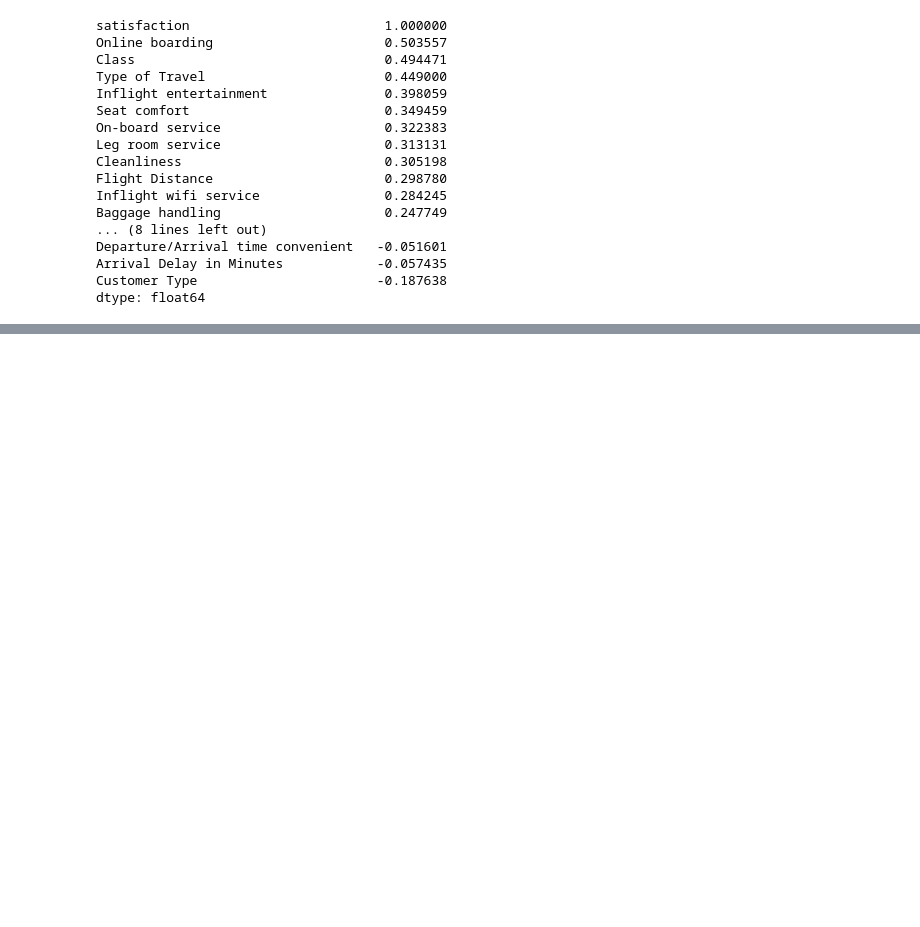
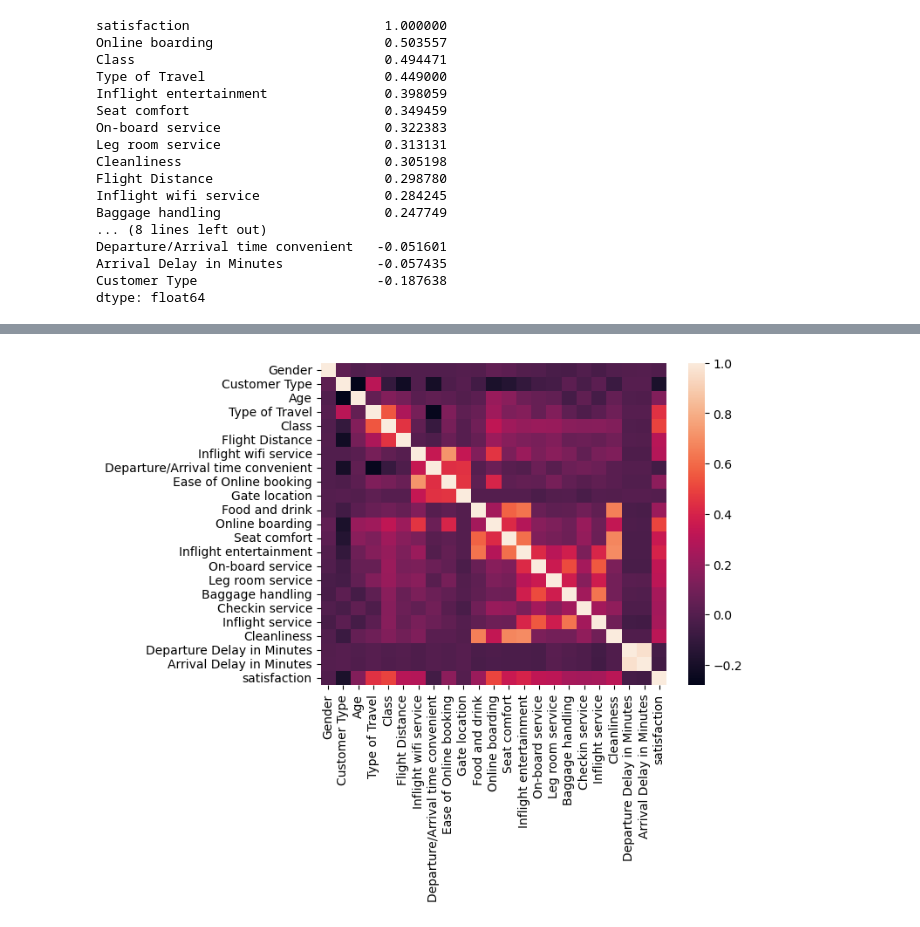
Before and after one commit to LYS312/Airline-Passenger-Satisfaction, a Jupyter notebook: passengers/airplane.ipynb, the cells around one changed output, grey strips where cells are left out. Cells and saved outputs as stored; diff of their text form; code cells hidden in the pictures; blank space fills up the shorter version.

```diff
--- a/passengers/airplane.ipynb
+++ b/passengers/airplane.ipynb
@@ -316,0 +378,4 @@ dtype: float64
+# %%
+ax = sns.heatmap(df.corr(), annot=False)
+# %% [output]
+[figure, added]
```
Also changed, not shown: parts of 25 cells of this notebook.
